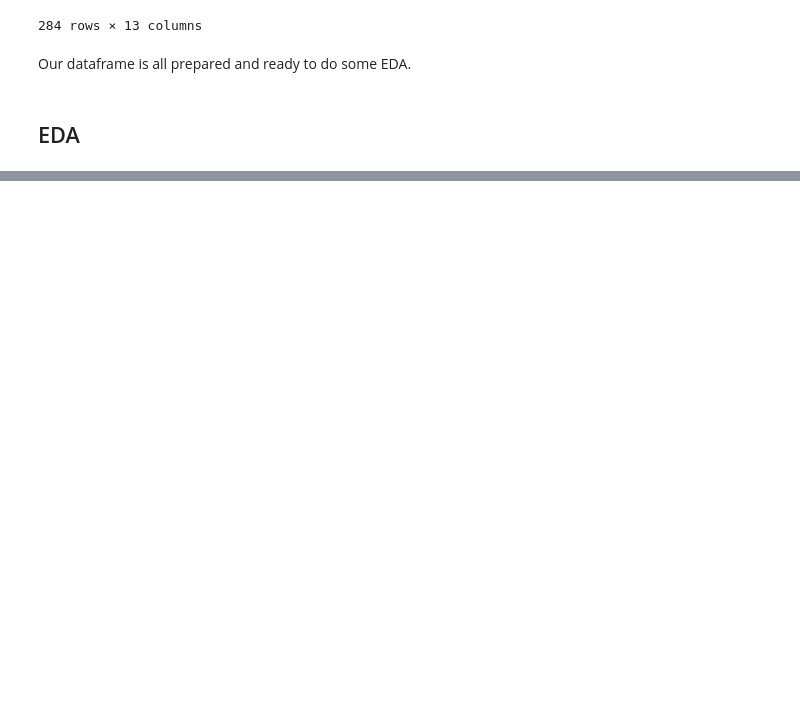
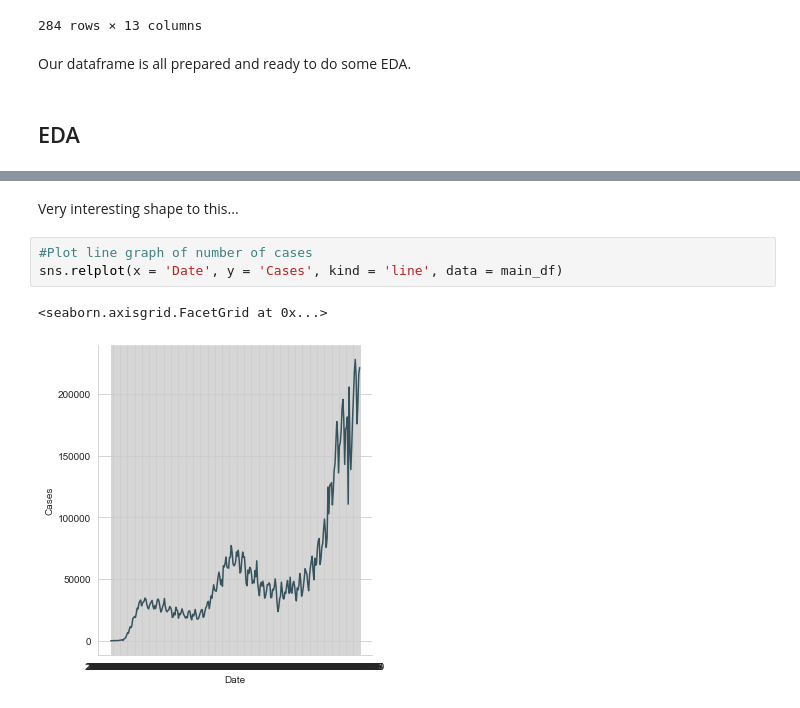
Before and after one commit to devscotte/Air-Travelers, a Jupyter notebook: final_project.ipynb, the cells around one changed output, grey strips where cells are left out. Drawn from its saved outputs; the diff is of its cells as text; blank space fills up the shorter version.

```diff
--- a/final_project.ipynb
+++ b/final_project.ipynb
@@ -274,0 +335,8 @@ Our dataframe is all prepared and ready to do some EDA.
+# %% [markdown]
+Very interesting shape to this...
+# %%
+#Plot line graph of number of cases
+sns.relplot(x = 'Date', y = 'Cases', kind = 'line', data = main_df)
+# %% [output]
+<seaborn.axisgrid.FacetGrid at 0x...>
+[figure, added]
```
Also changed, not shown: parts of 10 cells of this notebook.
